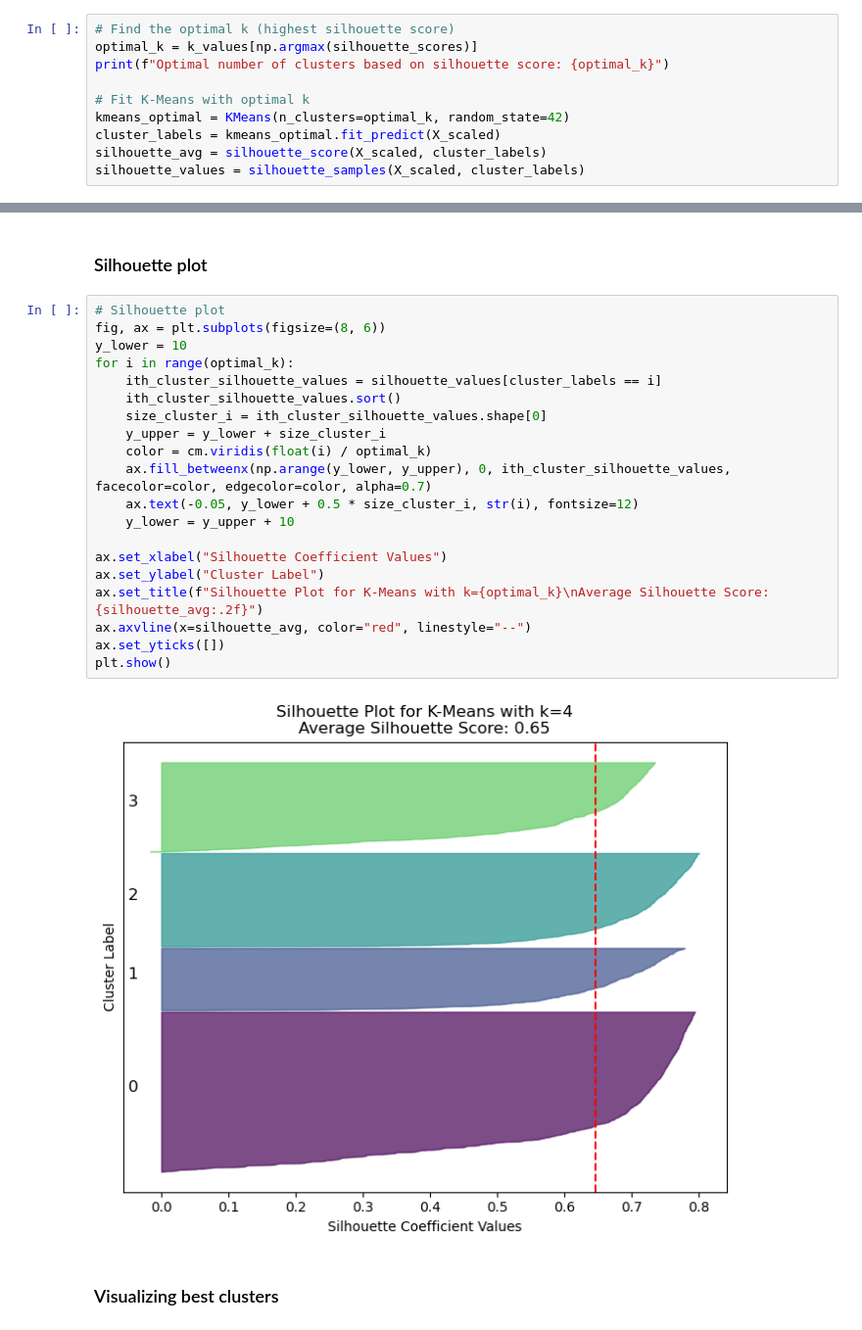
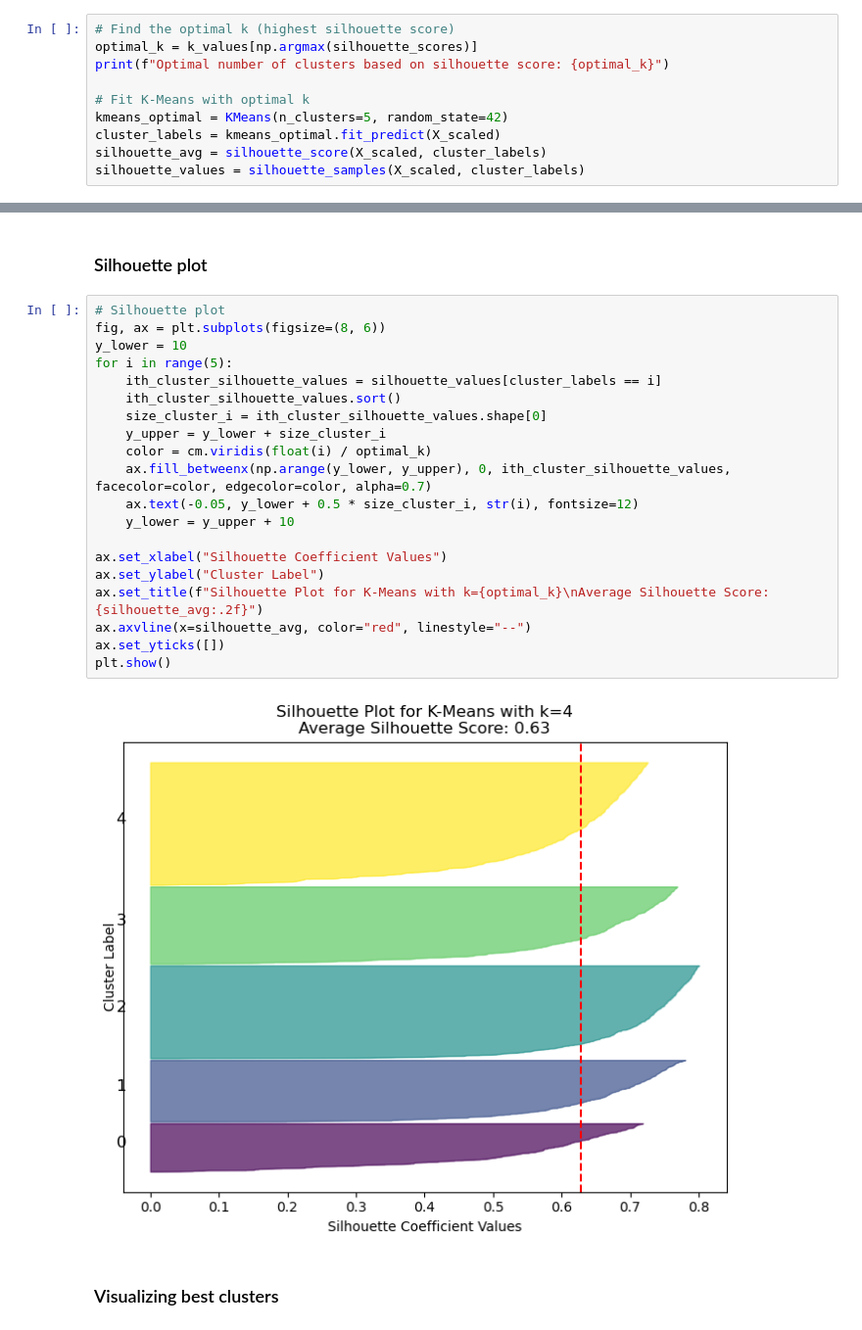
Before and after one commit to NSC-BS-CS/CSB320_InClass, a Jupyter notebook: 8-Clustering/silhoutte.ipynb, the cells around one changed output, grey strips where cells are left out. Shown: that part at 98% size. Cells and saved outputs as stored; diff of their text form.

Commit message:
updated clustering code

```diff
--- a/8-Clustering/silhoutte.ipynb
+++ b/8-Clustering/silhoutte.ipynb
@@ -43,7 +43,7 @@ optimal_k = k_values[np.argmax(silhouette_scores)]
 print(f"Optimal number of clusters based on silhouette score: {optimal_k}")
 
 # Fit K-Means with optimal k
-kmeans_optimal = KMeans(n_clusters=optimal_k, random_state=42)
+kmeans_optimal = KMeans(n_clusters=5, random_state=42)
 cluster_labels = kmeans_optimal.fit_predict(X_scaled)
 silhouette_avg = silhouette_score(X_scaled, cluster_labels)
 silhouette_values = silhouette_samples(X_scaled, cluster_labels)
@@ -54,25 +54,25 @@ Optimal number of clusters based on silhouette score: 4
 # %%
 # Silhouette plot
 fig, ax = plt.subplots(figsize=(8, 6))
 y_lower = 10
-for i in range(optimal_k):
+for i in range(5):
     ith_cluster_silhouette_values = silhouette_values[cluster_labels == i]
     ith_cluster_silhouette_values.sort()
     size_cluster_i = ith_cluster_silhouette_values.shape[0]
     y_upper = y_lower + size_cluster_i
     color = cm.viridis(float(i) / optimal_k)
     ax.fill_betweenx(np.arange(y_lower, y_upper), 0, ith_cluster_silhouette_values, facecolor=color, edgecolor=color, alpha=0.7)
     ax.text(-0.05, y_lower + 0.5 * size_cluster_i, str(i), fontsize=12)
     y_lower = y_upper + 10
 
 ax.set_xlabel("Silhouette Coefficient Values")
 ax.set_ylabel("Cluster Label")
 ax.set_title(f"Silhouette Plot for K-Means with k={optimal_k}\nAverage Silhouette Score: {silhouette_avg:.2f}")
 ax.axvline(x=silhouette_avg, color="red", linestyle="--")
 ax.set_yticks([])
 plt.show()
 # %% [output]
-[figure, old version]
+[figure, new version]
 # %% [markdown]
 ### Visualizing best clusters
 # %%
```
Also changed, not shown: parts of 1 cell of this notebook, 1 other file.
